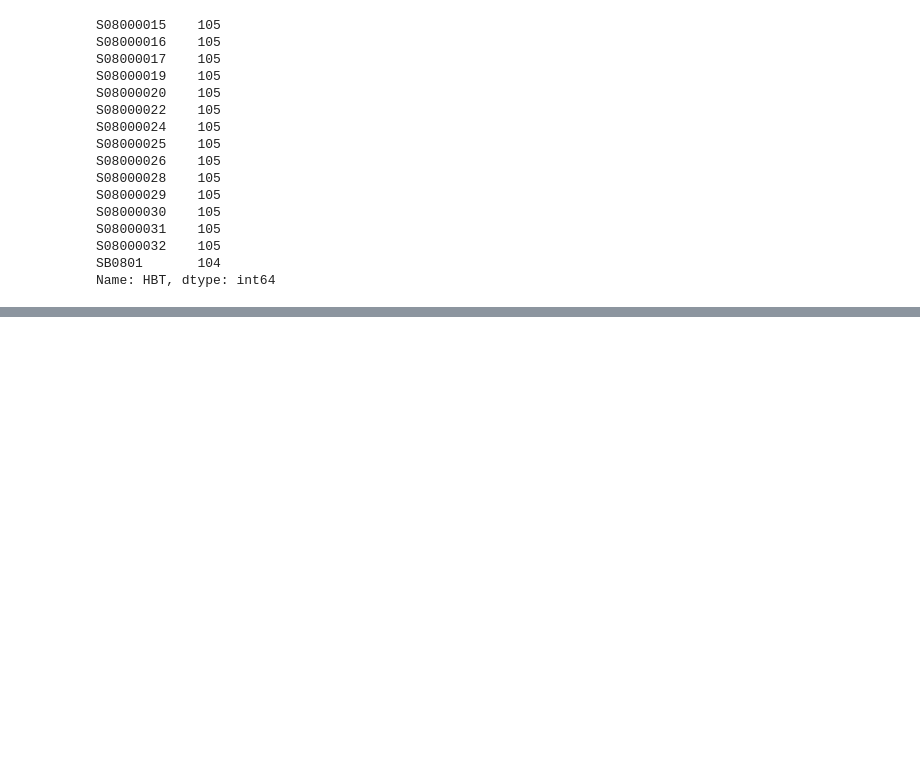
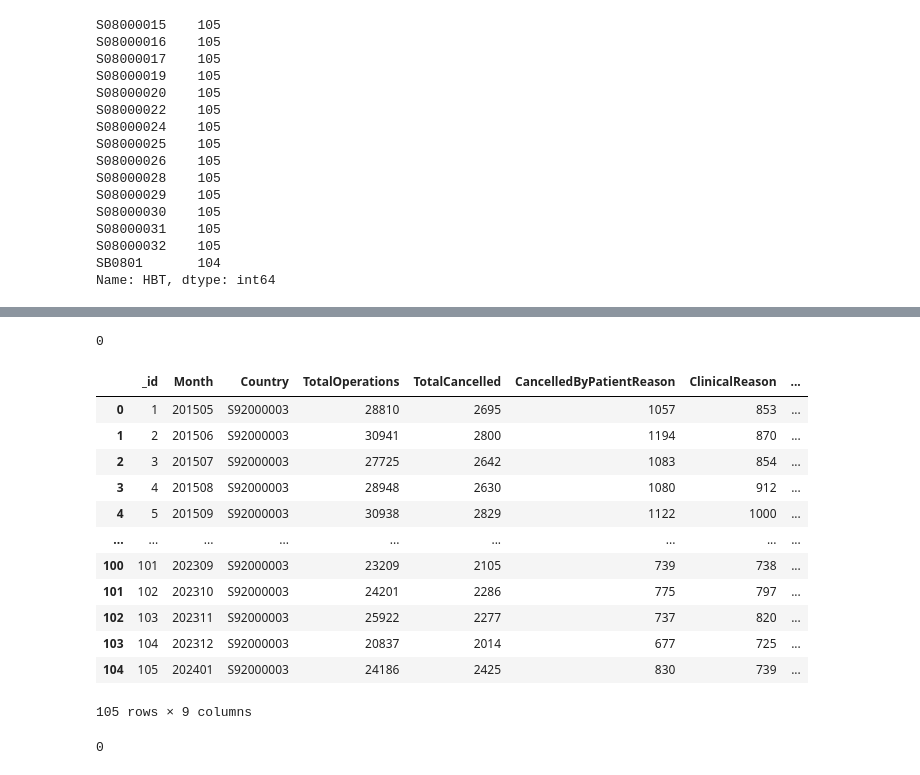
Before and after one commit to brianej/fdscw3, a Jupyter notebook: code.ipynb, the cells around one changed output, grey strips where cells are left out. Cells and saved outputs as stored; diff of their text form; code cells hidden in the pictures; blank space fills up the shorter version.

```diff
--- a/code.ipynb
+++ b/code.ipynb
@@ -188,0 +186,26 @@ Name: HBT, dtype: int64
+# %%
+(cancellations_hb.Month.value_counts() > 15).sum()
+# exactly 15 health board for each month
+# %% [output]
+0
+# %%
+cancellations_scotland
+# %% [output]
+|  | _id | Month | Country | TotalOperations | TotalCancelled | CancelledByPatientReason | ClinicalReason | ... |
+| 0 | 1 | 201505 | S92000003 | 28810 | 2695 | 1057 | 853 | ... |
+| 1 | 2 | 201506 | S92000003 | 30941 | 2800 | 1194 | 870 | ... |
+| 2 | 3 | 201507 | S92000003 | 27725 | 2642 | 1083 | 854 | ... |
+| 3 | 4 | 201508 | S92000003 | 28948 | 2630 | 1080 | 912 | ... |
+| 4 | 5 | 201509 | S92000003 | 30938 | 2829 | 1122 | 1000 | ... |
+| ... | ... | ... | ... | ... | ... | ... | ... | ... |
+| 100 | 101 | 202309 | S92000003 | 23209 | 2105 | 739 | 738 | ... |
+| 101 | 102 | 202310 | S92000003 | 24201 | 2286 | 775 | 797 | ... |
+| 102 | 103 | 202311 | S92000003 | 25922 | 2277 | 737 | 820 | ... |
+| 103 | 104 | 202312 | S92000003 | 20837 | 2014 | 677 | 725 | ... |
+| 104 | 105 | 202401 | S92000003 | 24186 | 2425 | 830 | 739 | ... |
+105 rows × 9 columns
+# %%
+# no duplication in the months
+print((cancellations_scotland.Month.value_counts() > 1).sum())
+# %% [output]
+0
```
Also changed, not shown: parts of 4 cells of this notebook.
